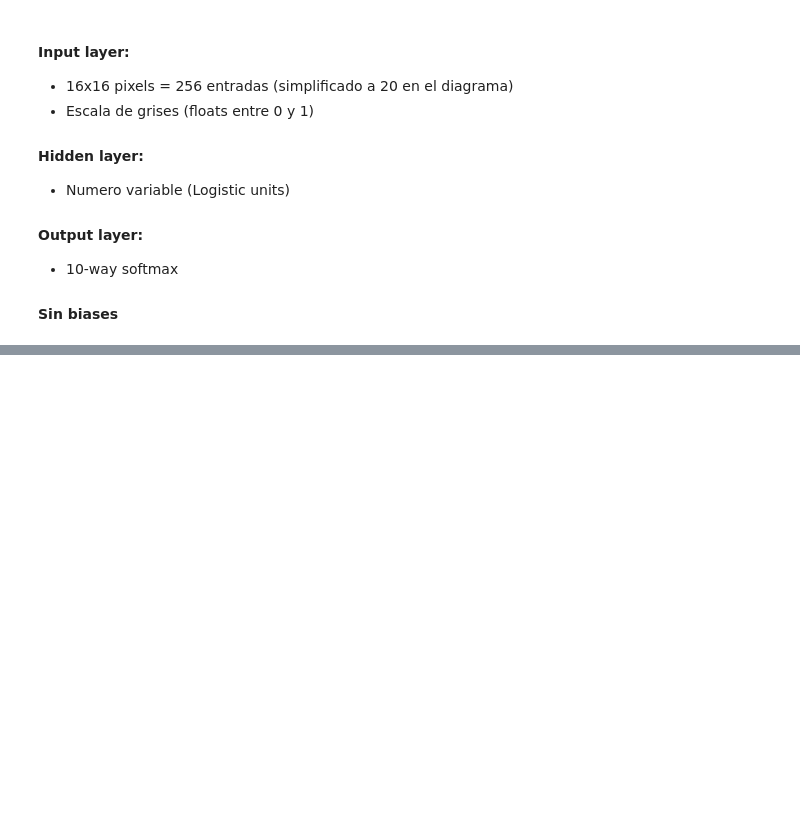
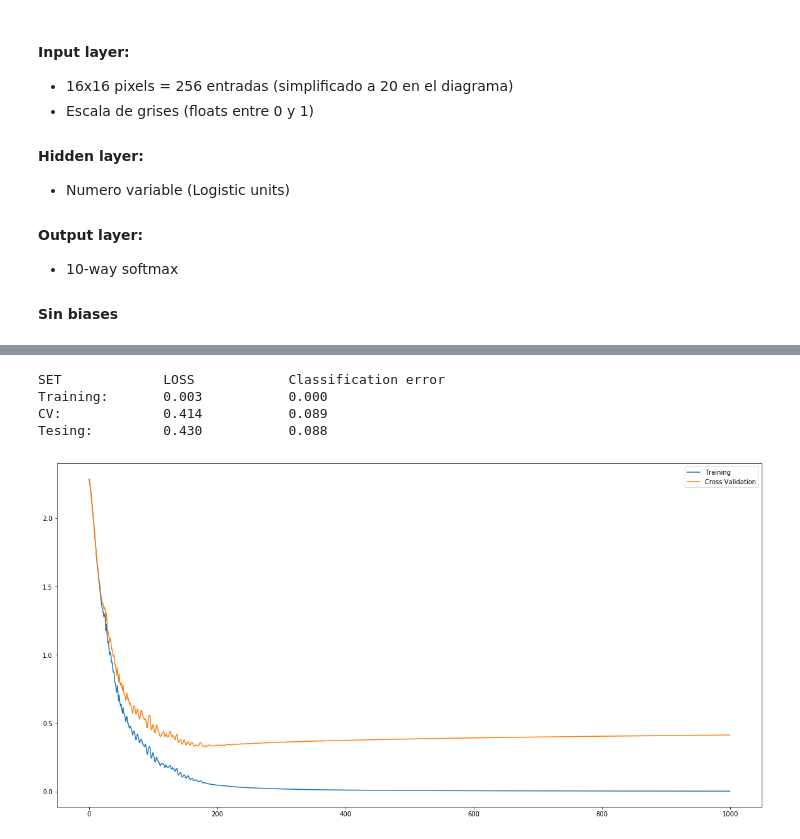
Before and after one commit to jganzabal/NN-Optimization-Generalization, a Jupyter notebook: Digit recognition.ipynb, the cells around one changed output, grey strips where cells are left out. Cells and saved outputs as stored; diff of their text form; code cells hidden in the pictures; blank space fills up the shorter version.

```diff
--- a/Digit recognition.ipynb
+++ b/Digit recognition.ipynb
@@ -311,0 +361,15 @@ Error list of Test:
+# %%
+N_hidden_units = 200
+iterations = 1000
+mini_batch_size = 100
+early_stop = False
+learning_rate = 0.35
+momentum = 0.9
+# %%
+model = run_trainig(learning_rate = learning_rate,n_hid = N_hidden_units, n_iters = iterations, momentum_multiplier = momentum, do_early_stopping = early_stop, mini_batch_size = mini_batch_size, debug = False)
+# %% [output]
+SET             LOSS            Classification error
+Training:       0.003           0.000
+CV:             0.414           0.089
+Tesing:         0.430           0.088
+[figure, added]
```
Also changed, not shown: parts of 34 cells of this notebook.
